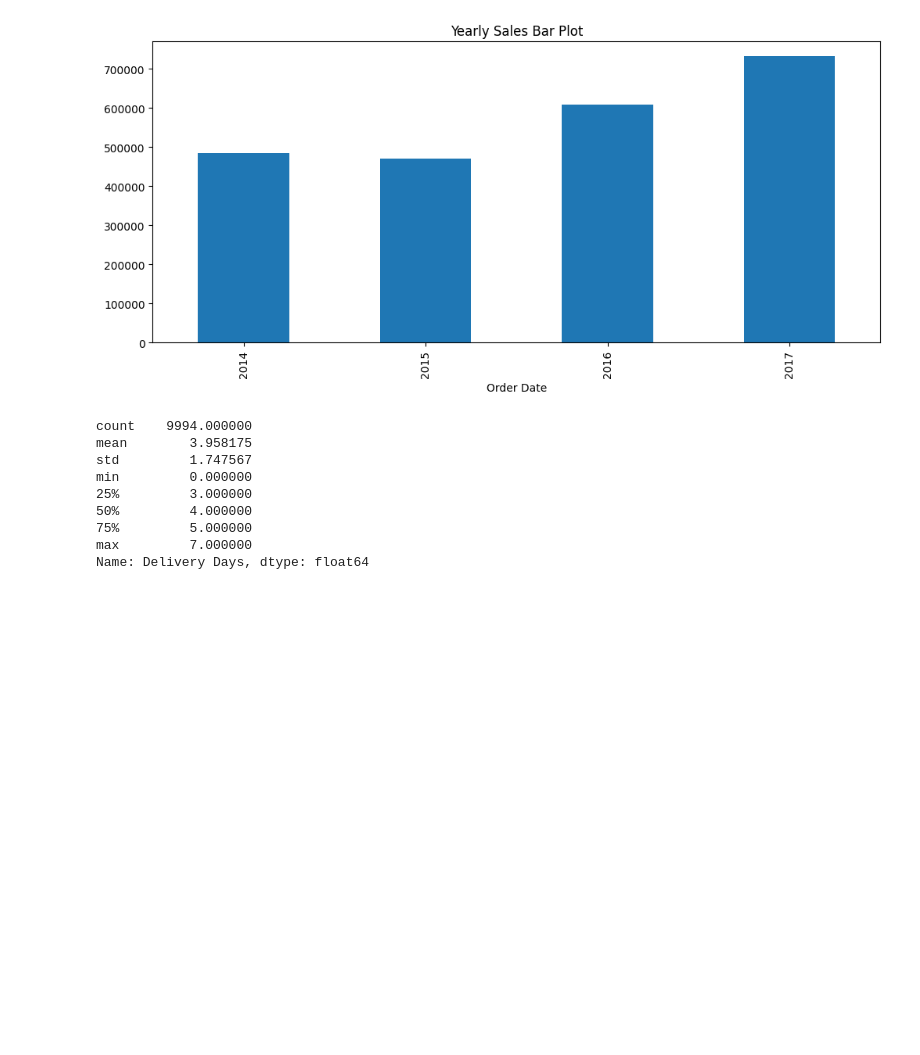
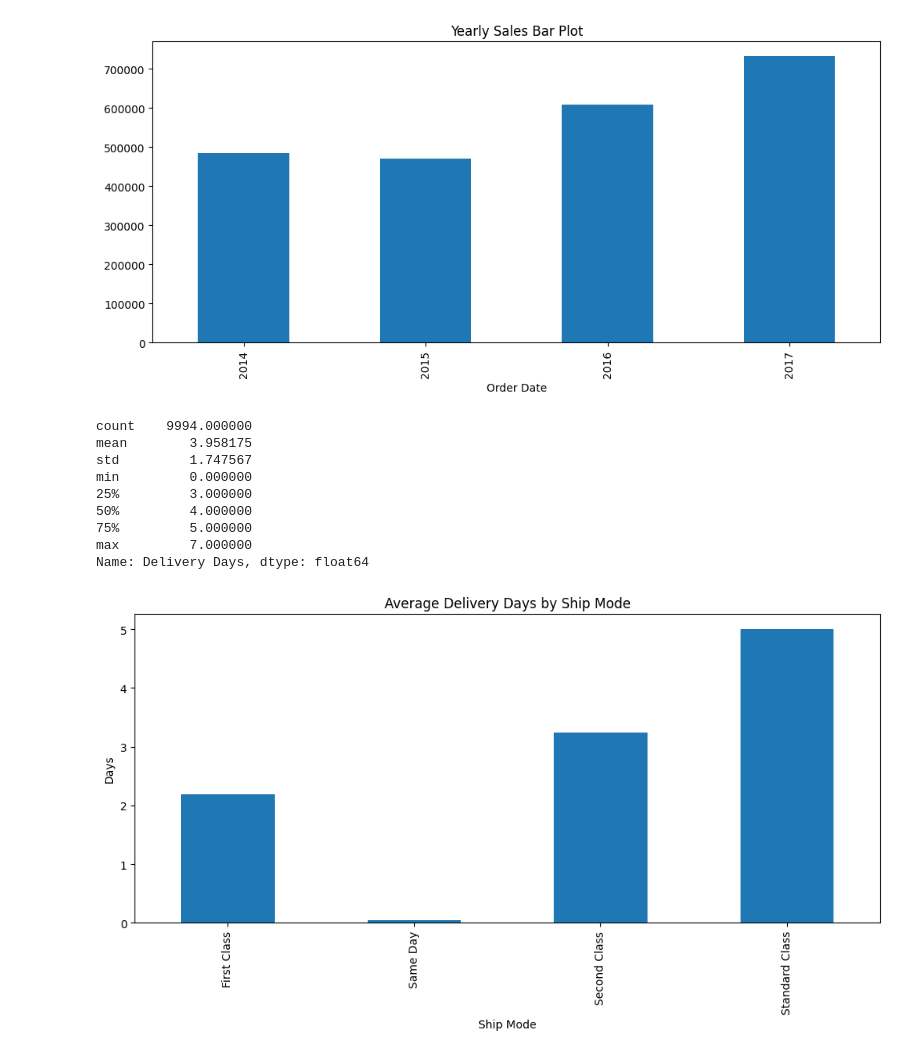
Before and after one commit to tanmoychakraborty00001-a11y/data-science-learning, a Jupyter notebook: Projects/Projects01_Data-Science/DS_Mini-Projects/MP01_Sales_EDA/MP01_Sales_EDA.ipynb, the cells around one changed output. Cells and saved outputs as stored; diff of their text form; code cells hidden in the pictures; blank space fills up the shorter version.

```diff
--- a/Projects/Projects01_Data-Science/DS_Mini-Projects/MP01_Sales_EDA/MP01_Sales_EDA.ipynb
+++ b/Projects/Projects01_Data-Science/DS_Mini-Projects/MP01_Sales_EDA/MP01_Sales_EDA.ipynb
@@ -265,3 +265,9 @@ min         0.000000
 75%         5.000000
 max         7.000000
 Name: Delivery Days, dtype: float64
+# %%
+df.groupby('Ship Mode')['Delivery Days'].mean().plot(figsize=(12,5), kind='bar', title='Average Delivery Days by Ship Mode')
+plt.ylabel('Days')
+plt.show()
+# %% [output]
+[figure, added]
```
Also changed, not shown: parts of 8 cells of this notebook.
